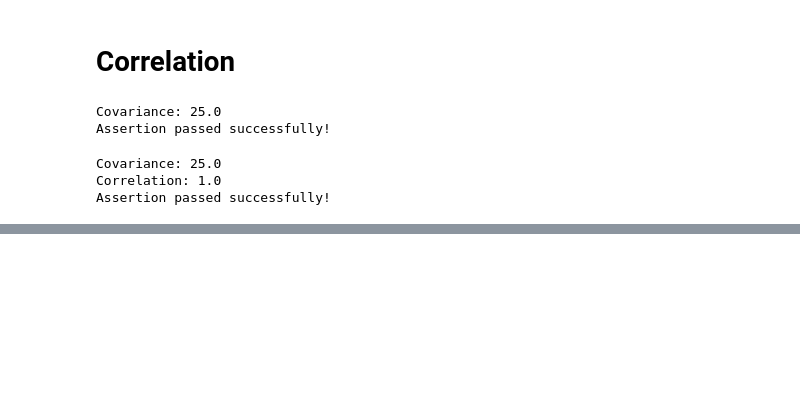
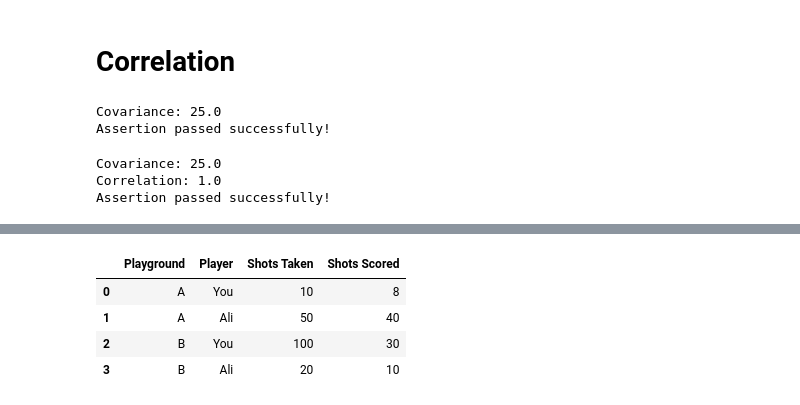
Before and after one commit to arshadziban/Data-Science-Journey, a Jupyter notebook: Statistics/data_viz.ipynb, the cells around one changed output, grey strips where cells are left out. Saved outputs shown, nothing was run; the diff lists cells and outputs as text; code cells hidden in the pictures; blank space fills up the shorter version.

```diff
--- a/Statistics/data_viz.ipynb
+++ b/Statistics/data_viz.ipynb
@@ -219,0 +258,8 @@ Assertion passed successfully!
+# %%
+df
+# %% [output]
+|  | Playground | Player | Shots Taken | Shots Scored |
+| 0 | A | You | 10 | 8 |
+| 1 | A | Ali | 50 | 40 |
+| 2 | B | You | 100 | 30 |
+| 3 | B | Ali | 20 | 10 |
```
Also changed, not shown: parts of 9 cells of this notebook.
